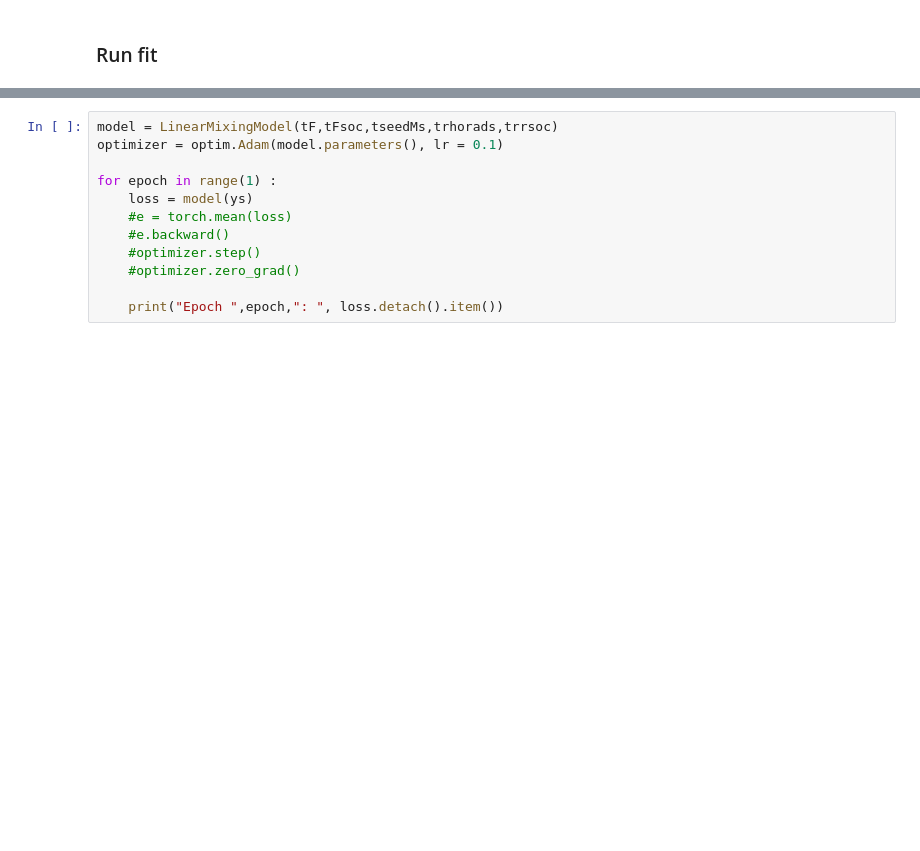
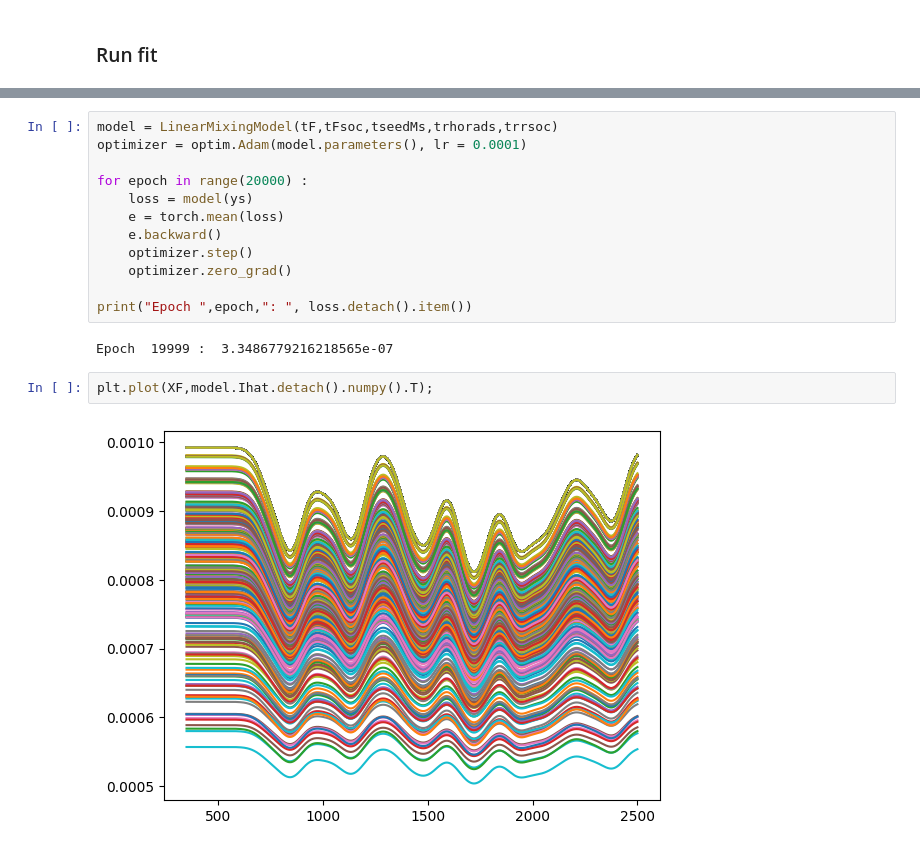
Before and after one commit to jmortan/RaCA-SOC-a-spectrum-analysis, a Jupyter notebook: RaCA-SOC-a/run-RaCA-SOC-a.ipynb, the cells around one changed output, grey strips where cells are left out. Cells and saved outputs as stored; diff of their text form; blank space fills up the shorter version.

```diff
--- a/RaCA-SOC-a/run-RaCA-SOC-a.ipynb
+++ b/RaCA-SOC-a/run-RaCA-SOC-a.ipynb
@@ -442,13 +445,19 @@ class LinearMixingModel(nn.Module):
         return loss
 # %%
 model = LinearMixingModel(tF,tFsoc,tseedMs,trhorads,trrsoc)
-optimizer = optim.Adam(model.parameters(), lr = 0.1)
+optimizer = optim.Adam(model.parameters(), lr = 0.0001)
 
-for epoch in range(1) :
+for epoch in range(20000) :
     loss = model(ys)
-    #e = torch.mean(loss)
-    #e.backward()
-    #optimizer.step()
-    #optimizer.zero_grad()
+    e = torch.mean(loss)
+    e.backward()
+    optimizer.step()
+    optimizer.zero_grad()
 
-    print("Epoch ",epoch,": ", loss.detach().item())
+print("Epoch ",epoch,": ", loss.detach().item())
+# %% [output]
+Epoch  19999 :  3.3486779216218565e-07
+# %%
+plt.plot(XF,model.Ihat.detach().numpy().T);
+# %% [output]
+[figure, added]
```
Also changed, not shown: parts of 11 cells of this notebook.
